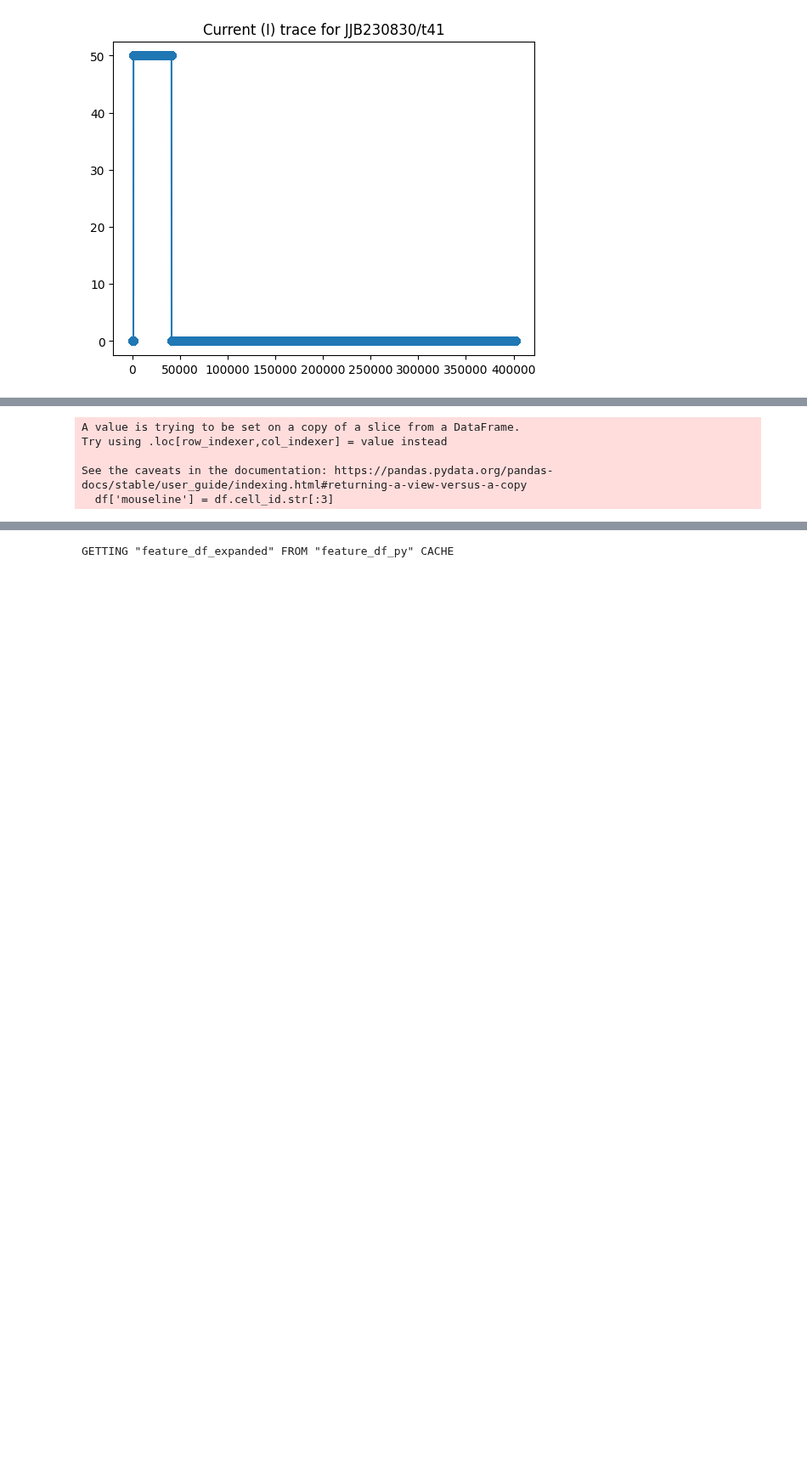
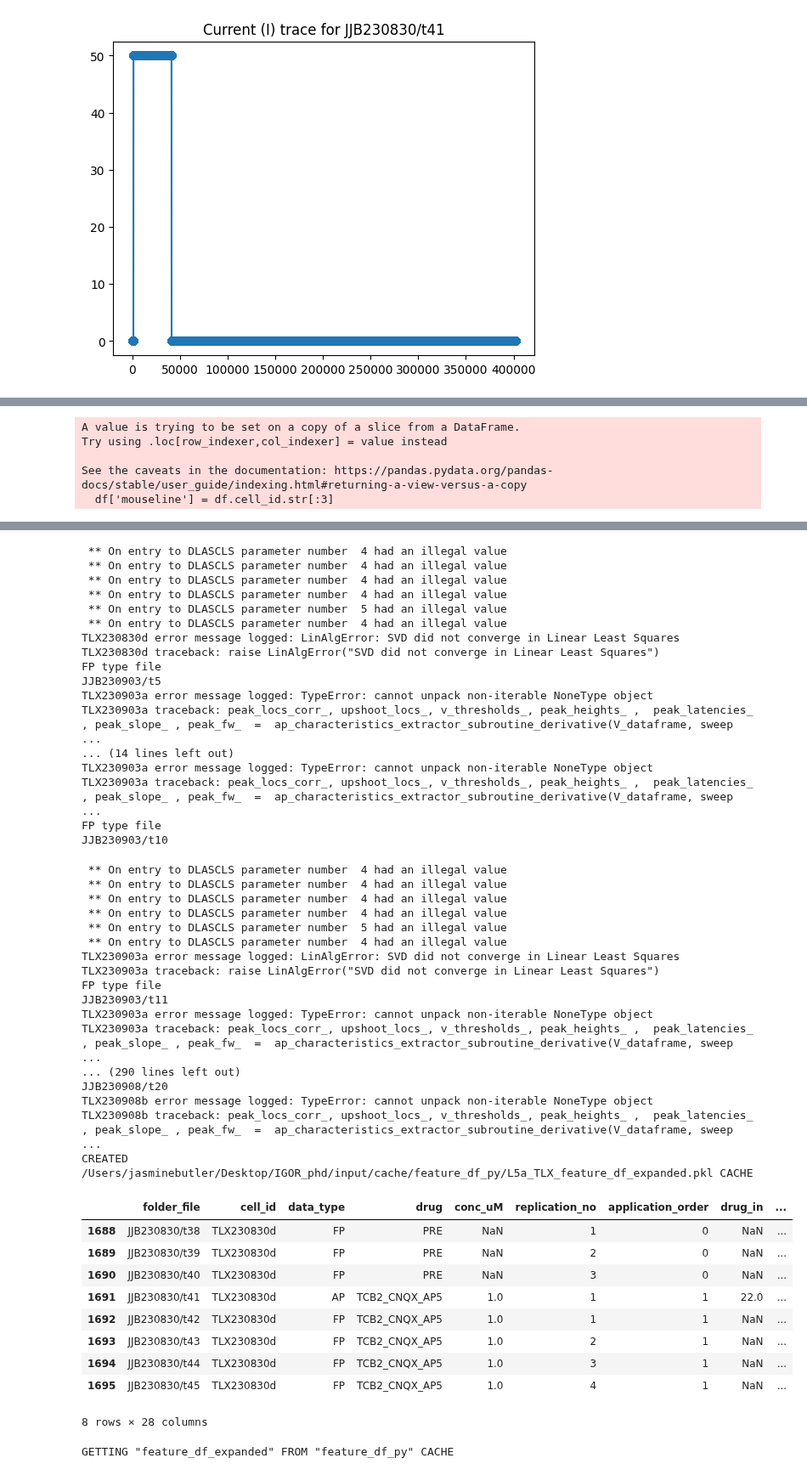
Before and after one commit to jjb-hub/IGOR_phd, a Jupyter notebook: RUN.ipynb, the cells around one changed output, grey strips where cells are left out. Shown at 85% size. Saved outputs shown, nothing was run; the diff lists cells and outputs as text; code cells hidden in the pictures; blank space fills up the shorter version.

Commit message:
subselectDf(cell_type_expanded_df, {'cell_id':'TLX230830d'})

```diff
--- a/RUN.ipynb
+++ b/RUN.ipynb
@@ -44,11 +44,13 @@ quick_plot_file(filename, 'JJB230830/t41')
 # %%
 #get the expanded feature df for a single cell type #runs for 'L5b_SIM' 'L6b_DRD'
 
-cell_type_expanded_df = getorbuildExpandedDF(filename, 'L5b_SIM_feature_df_expanded', buildExpandedDF_cell_type, cell_type='L5b_SIM', from_scratch=True)
+cell_type_expanded_df = getorbuildExpandedDF(filename, 'L5a_TLX_feature_df_expanded', buildExpandedDF_cell_type, cell_type='L5a_TLX', from_scratch=False)
 
 # print(cell_type_expanded_df.columns)
 
 # cell_type_expanded_df['traceback']
 
 # subselectDf(cell_type_expanded_df, {'error':'TypeError: cannot unpack non-iterable NoneType object'})
+
+subselectDf(cell_type_expanded_df, {'cell_id':'TLX230830d'})
 # %% [output]
@@ -78,3 +90,47 @@ CREATED /Users/jasminebutler/Desktop/IGOR_phd/input/cache/feature_df_py/L5b_SIM_
+ ** On entry to DLASCLS parameter number  4 had an illegal value
+ ** On entry to DLASCLS parameter number  4 had an illegal value
+ ** On entry to DLASCLS parameter number  4 had an illegal value
+ ** On entry to DLASCLS parameter number  4 had an illegal value
+ ** On entry to DLASCLS parameter number  5 had an illegal value
+ ** On entry to DLASCLS parameter number  4 had an illegal value
+TLX230830d error message logged: LinAlgError: SVD did not converge in Linear Least Squares
+TLX230830d traceback: raise LinAlgError("SVD did not converge in Linear Least Squares")
+FP type file
+JJB230903/t5
+TLX230903a error message logged: TypeError: cannot unpack non-iterable NoneType object
+TLX230903a traceback: peak_locs_corr_, upshoot_locs_, v_thresholds_, peak_heights_ ,  peak_latencies_ , peak_slope_ , peak_fw_  =  ap_characteristics_extractor_subroutine_derivative(V_dataframe, sweep ...
+... (14 lines left out)
+TLX230903a error message logged: TypeError: cannot unpack non-iterable NoneType object
+TLX230903a traceback: peak_locs_corr_, upshoot_locs_, v_thresholds_, peak_heights_ ,  peak_latencies_ , peak_slope_ , peak_fw_  =  ap_characteristics_extractor_subroutine_derivative(V_dataframe, sweep ...
+FP type file
+JJB230903/t10
+ ** On entry to DLASCLS parameter number  4 had an illegal value
+ ** On entry to DLASCLS parameter number  4 had an illegal value
+ ** On entry to DLASCLS parameter number  4 had an illegal value
+ ** On entry to DLASCLS parameter number  4 had an illegal value
+ ** On entry to DLASCLS parameter number  5 had an illegal value
+ ** On entry to DLASCLS parameter number  4 had an illegal value
+TLX230903a error message logged: LinAlgError: SVD did not converge in Linear Least Squares
+TLX230903a traceback: raise LinAlgError("SVD did not converge in Linear Least Squares")
+FP type file
+JJB230903/t11
+TLX230903a error message logged: TypeError: cannot unpack non-iterable NoneType object
+TLX230903a traceback: peak_locs_corr_, upshoot_locs_, v_thresholds_, peak_heights_ ,  peak_latencies_ , peak_slope_ , peak_fw_  =  ap_characteristics_extractor_subroutine_derivative(V_dataframe, sweep ...
+... (290 lines left out)
+JJB230908/t20
+TLX230908b error message logged: TypeError: cannot unpack non-iterable NoneType object
+TLX230908b traceback: peak_locs_corr_, upshoot_locs_, v_thresholds_, peak_heights_ ,  peak_latencies_ , peak_slope_ , peak_fw_  =  ap_characteristics_extractor_subroutine_derivative(V_dataframe, sweep ...
+CREATED /Users/jasminebutler/Desktop/IGOR_phd/input/cache/feature_df_py/L5a_TLX_feature_df_expanded.pkl CACHE
+|  | folder_file | cell_id | data_type | drug | conc_uM | replication_no | application_order | drug_in | ... |
+| 1688 | JJB230830/t38 | TLX230830d | FP | PRE | NaN | 1 | 0 | NaN | ... |
+| 1689 | JJB230830/t39 | TLX230830d | FP | PRE | NaN | 2 | 0 | NaN | ... |
+| 1690 | JJB230830/t40 | TLX230830d | FP | PRE | NaN | 3 | 0 | NaN | ... |
+| 1691 | JJB230830/t41 | TLX230830d | AP | TCB2_CNQX_AP5 | 1.0 | 1 | 1 | 22.0 | ... |
+| 1692 | JJB230830/t42 | TLX230830d | FP | TCB2_CNQX_AP5 | 1.0 | 1 | 1 | NaN | ... |
+| 1693 | JJB230830/t43 | TLX230830d | FP | TCB2_CNQX_AP5 | 1.0 | 2 | 1 | NaN | ... |
+| 1694 | JJB230830/t44 | TLX230830d | FP | TCB2_CNQX_AP5 | 1.0 | 3 | 1 | NaN | ... |
+| 1695 | JJB230830/t45 | TLX230830d | FP | TCB2_CNQX_AP5 | 1.0 | 4 | 1 | NaN | ... |
+8 rows × 28 columns
 # %%
 # get expanded  df for entire feature df
 expanded_df = getorbuildExpandedDF(filename, 'feature_df_expanded', buildExpandedDF, from_scratch=False)
```
Also changed, not shown: parts of 1 cell of this notebook.
